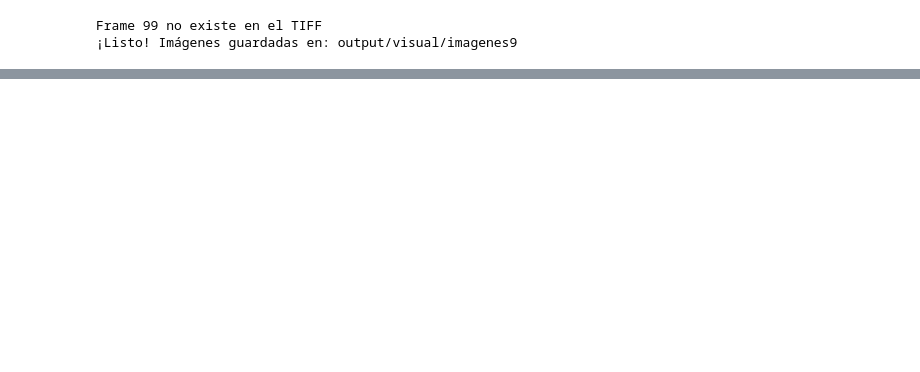
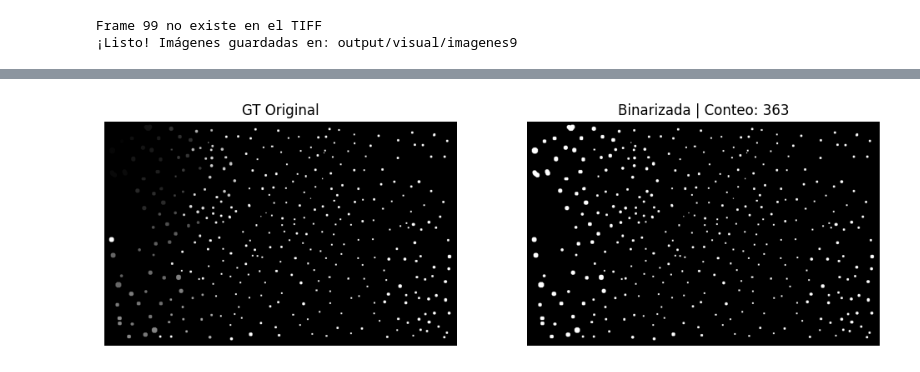
Before and after one commit to federicokatz/EDNet-YOLO, a Jupyter notebook: generar-imagenes.ipynb, the cells around one changed output, grey strips where cells are left out. Cells and saved outputs as stored; diff of their text form; code cells hidden in the pictures; blank space fills up the shorter version.

```diff
--- a/generar-imagenes.ipynb
+++ b/generar-imagenes.ipynb
@@ -3,7 +3,7 @@ import cv2
 import os
 
 # Carpeta con las imágenes originales de la secuencia
-images_dir = "./videos/MAX230426_bCatTracking_Exp91_20230426_73604 AM_f0000_t0000.tif"
+images_dir = "../Fluo-N2DL-HeLa (1)"
 
 # Archivo de detecciones generado por predict.py
 detections_file = "output/MAX230426_bCatTracking_Exp91_20230426_73604 AM_f0000_t0000.txt"
@@ -90,0 +105,66 @@ Frame 99 no existe en el TIFF
+# %%
+import os
+import glob
+import numpy as np
+import tifffile as tiff
+import cv2
+import matplotlib.pyplot as plt
+from skimage.measure import label
+
+# ================================================================
+#   PIPELINE B  →  Procesamiento de Ground Truth
+# ================================================================
+def binarize_and_count(gt_path):
+    """Carga GT, binariza todo >0 como célula y cuenta objetos."""
+    img = tiff.imread(gt_path)
+
+    if img.ndim == 3:
+        img = img[0]  # GT a veces viene como stack
+
+    # Convertir a rango visible sin alterar labels
+    if img.dtype == np.uint16:
+        img = np.clip(img, 0, 255).astype(np.uint8)
+
+    # Binarización simple
+    _, binary = cv2.threshold(img, 1, 255, cv2.THRESH_BINARY)
+
+    # Conteo de objetos conectados
+    num_labels = label(binary).max()
+    return img, binary, num_labels
+
+# ================================================================
+#   VISUALIZACIÓN DE UNA IMAGEN
+# ================================================================
+def visualize_gt(gt_path):
+    original, binary, count = binarize_and_count(gt_path)
+
+    plt.figure(figsize=(12,6))
+
+    plt.subplot(1,2,1)
+    plt.imshow(original, cmap='gray')
+    plt.title('GT Original')
+    plt.axis('off')
+
+    plt.subplot(1,2,2)
+    plt.imshow(binary, cmap='gray')
+    plt.title(f'Binarizada | Conteo: {count}')
+    plt.axis('off')
+
+    plt.show()
+
+# ================================================================
+#   EJEMPLO DE USO
+# ================================================================
+if __name__ == "__main__":
+    # Cambiar al directorio de Ground Truth
+    gt_dir = "../Fluo-N2DL-HeLa (1)/Fluo-N2DL-HeLa/02_GT/TRA"
+    gt_files = sorted(glob.glob(os.path.join(gt_dir, "*.tif")))
+
+    # Elegimos la primera imagen para prueba
+    visualize_gt(gt_files[90])
+
+    # Si querés, podés recorrer varias imágenes:
+    # for gt_path in gt_files[:5]:
+    #     visualize_gt(gt_path)
+# %% [output]
+[figure, added]
```
Also changed, not shown: parts of 1 cell of this notebook, 3 other files.
